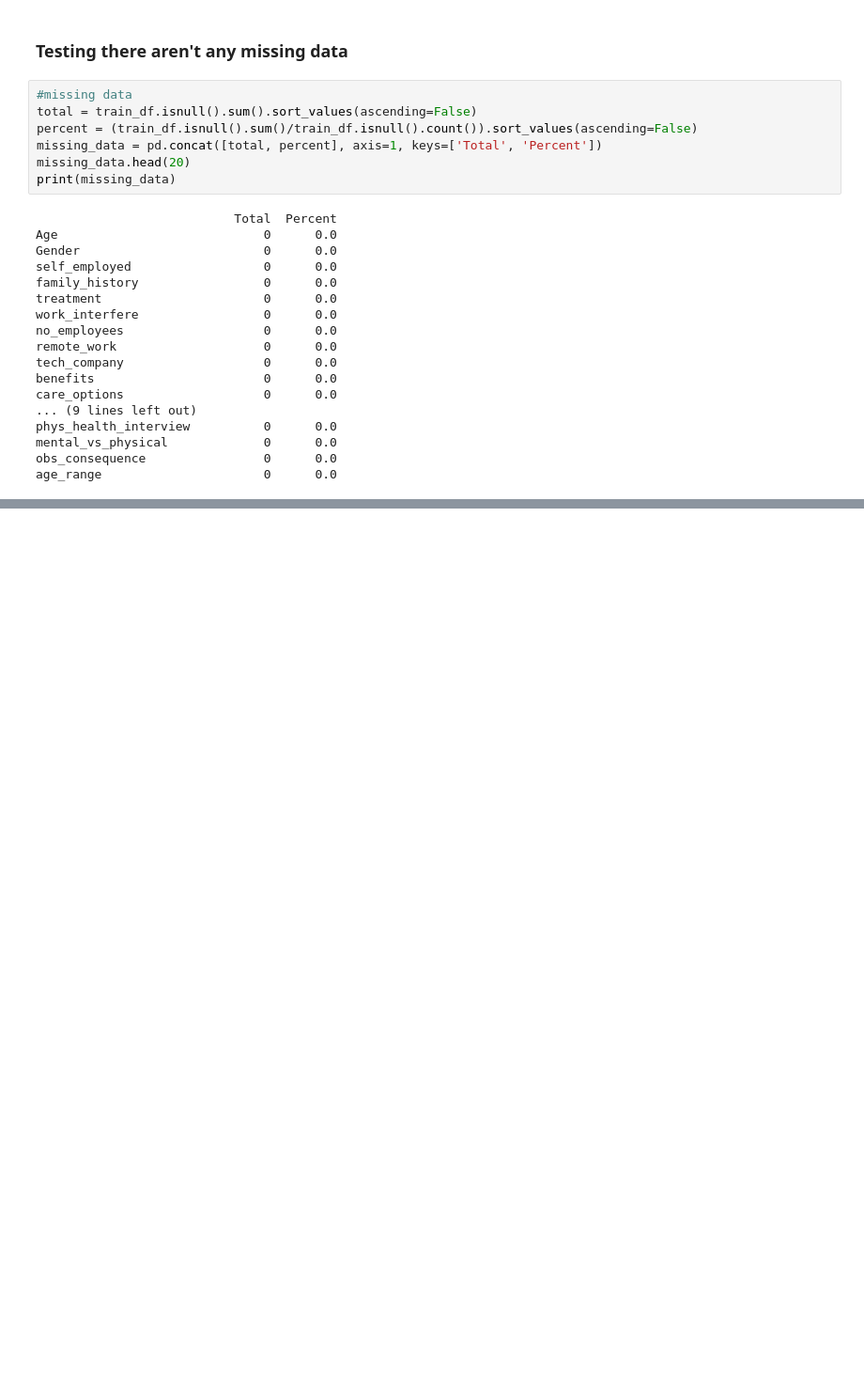
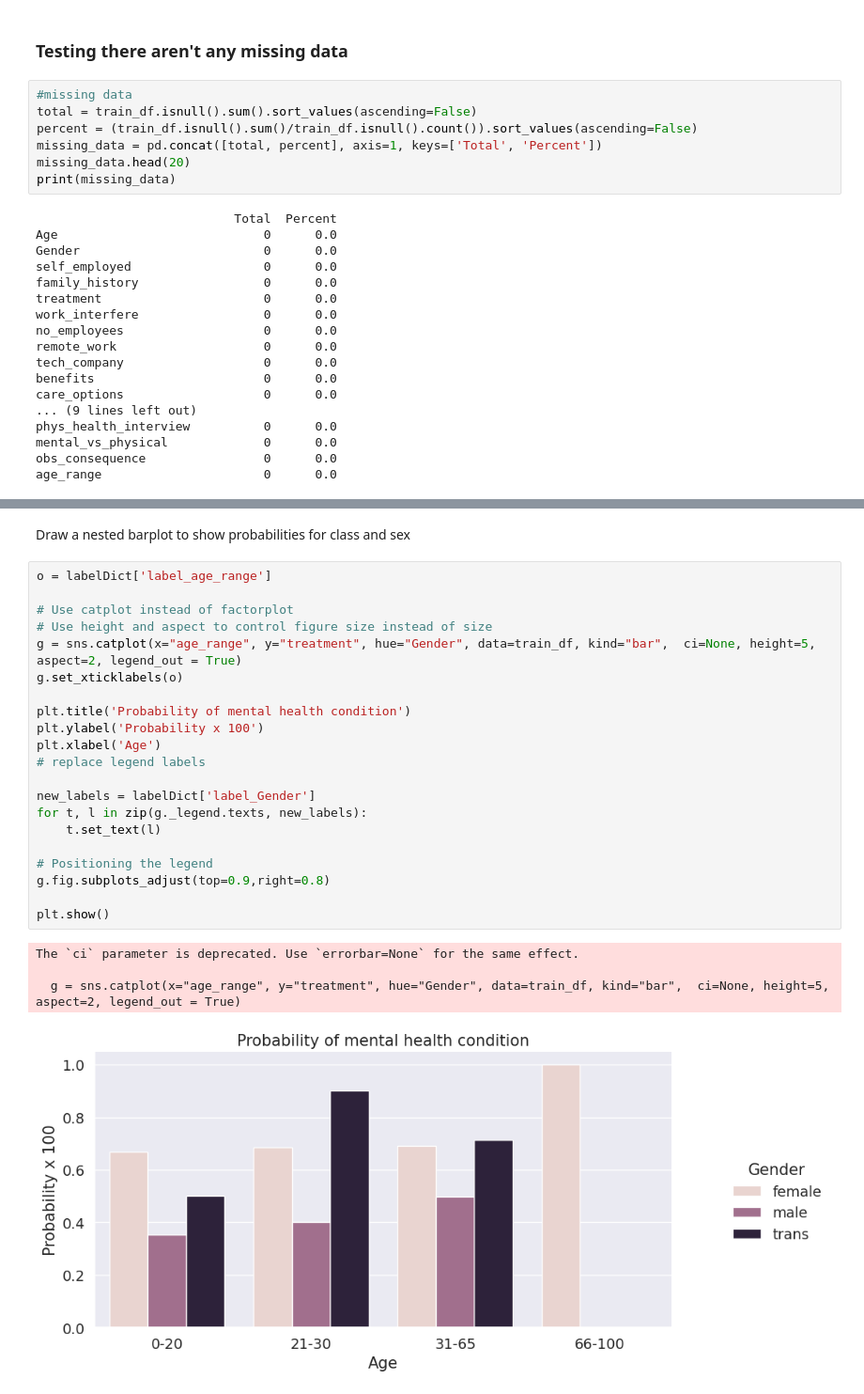
Before and after one commit to Utsavreddy9/Mental_Health_Analyzer, a Jupyter notebook: Mental_Health_Analyzer.ipynb, the cells around one changed output, grey strips where cells are left out. Shown: that part at 94% size. Drawn from its saved outputs; the diff is of its cells as text; blank space fills up the shorter version.

```diff
--- a/Mental_Health_Analyzer.ipynb
+++ b/Mental_Health_Analyzer.ipynb
@@ -285,0 +359,28 @@ age_range                      0      0.0
+# %% [markdown]
+Draw a nested barplot to show probabilities for class and sex
+# %%
+o = labelDict['label_age_range']
+
+# Use catplot instead of factorplot
+# Use height and aspect to control figure size instead of size
+g = sns.catplot(x="age_range", y="treatment", hue="Gender", data=train_df, kind="bar",  ci=None, height=5, aspect=2, legend_out = True)
+g.set_xticklabels(o)
+
+plt.title('Probability of mental health condition')
+plt.ylabel('Probability x 100')
+plt.xlabel('Age')
+# replace legend labels
+
+new_labels = labelDict['label_Gender']
+for t, l in zip(g._legend.texts, new_labels):
+    t.set_text(l)
+
+# Positioning the legend
+g.fig.subplots_adjust(top=0.9,right=0.8)
+
+plt.show()
+# %% [output]
+The `ci` parameter is deprecated. Use `errorbar=None` for the same effect.
+
+  g = sns.catplot(x="age_range", y="treatment", hue="Gender", data=train_df, kind="bar",  ci=None, height=5, aspect=2, legend_out = True)
+[figure, added]
```
Also changed, not shown: parts of 19 cells of this notebook.
